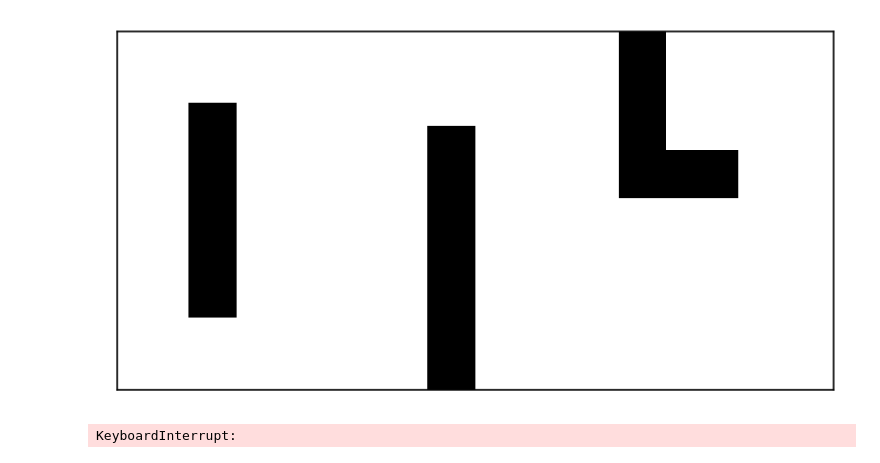
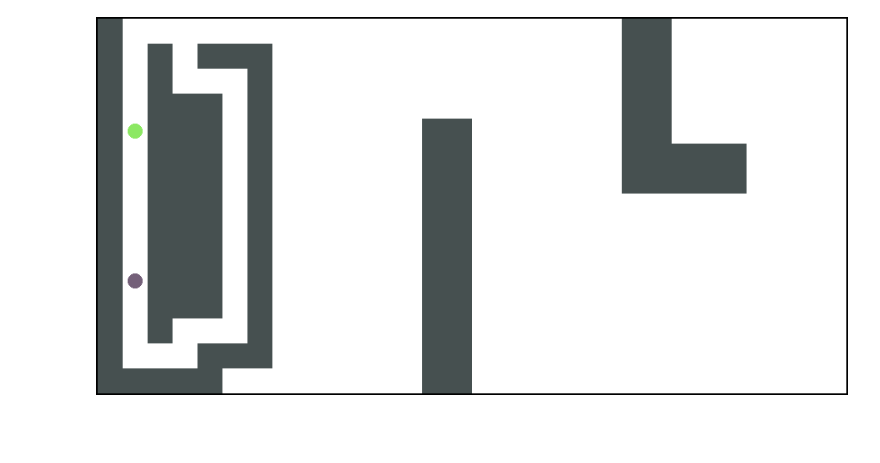
Before and after one commit to Maxon081102/CBSLab, a Jupyter notebook: testCBS.ipynb, the cells around one changed output. Cells and saved outputs as stored; diff of their text form; code cells hidden in the pictures; blank space fills up the shorter version.

```diff
--- a/testCBS.ipynb
+++ b/testCBS.ipynb
@@ -3,5 +3,4 @@ from testsCBS import test_cbs_on_map
 # %%
-test_cbs_on_map(0, 1)
+test_cbs_on_map_dynamic(2, 0)
 # %% [output]
-[figure, old version]
+[figure, new version]
-KeyboardInterrupt:
```
Also changed, not shown: parts of 1 cell of this notebook, 12 other files.
